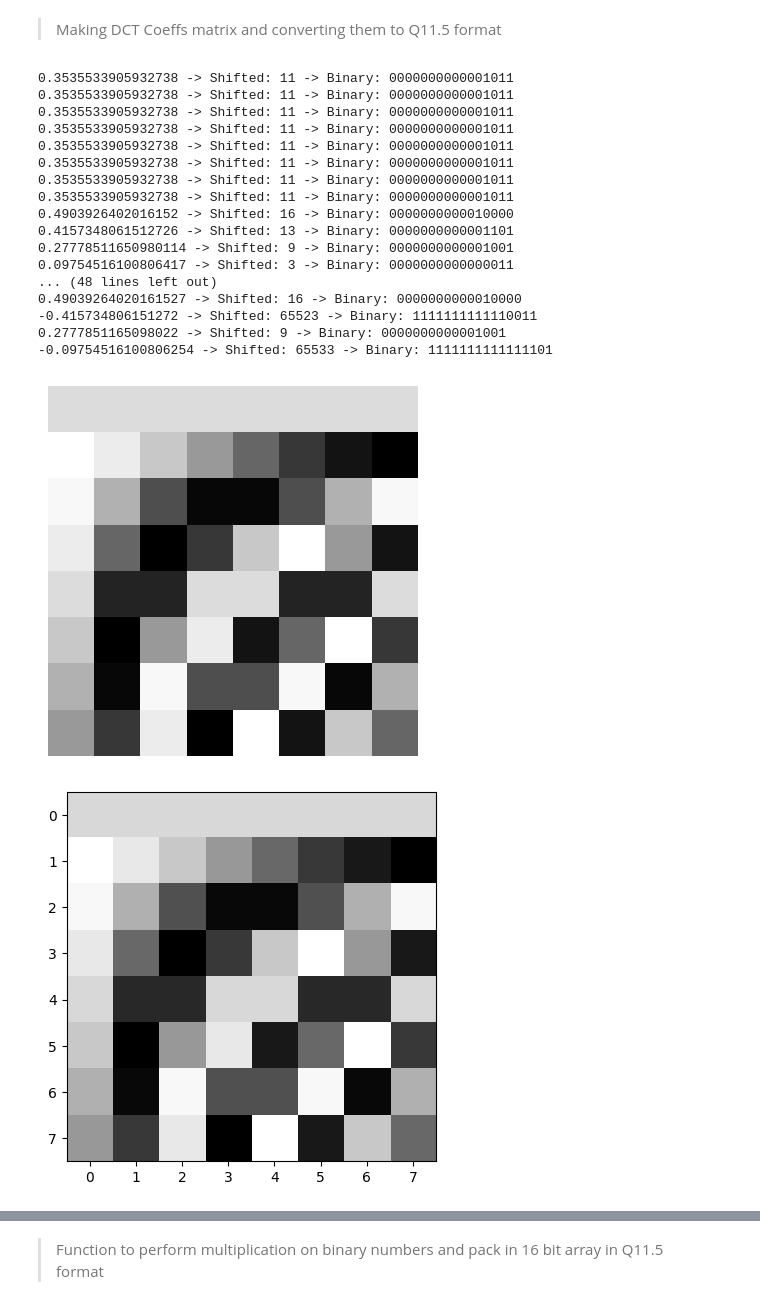
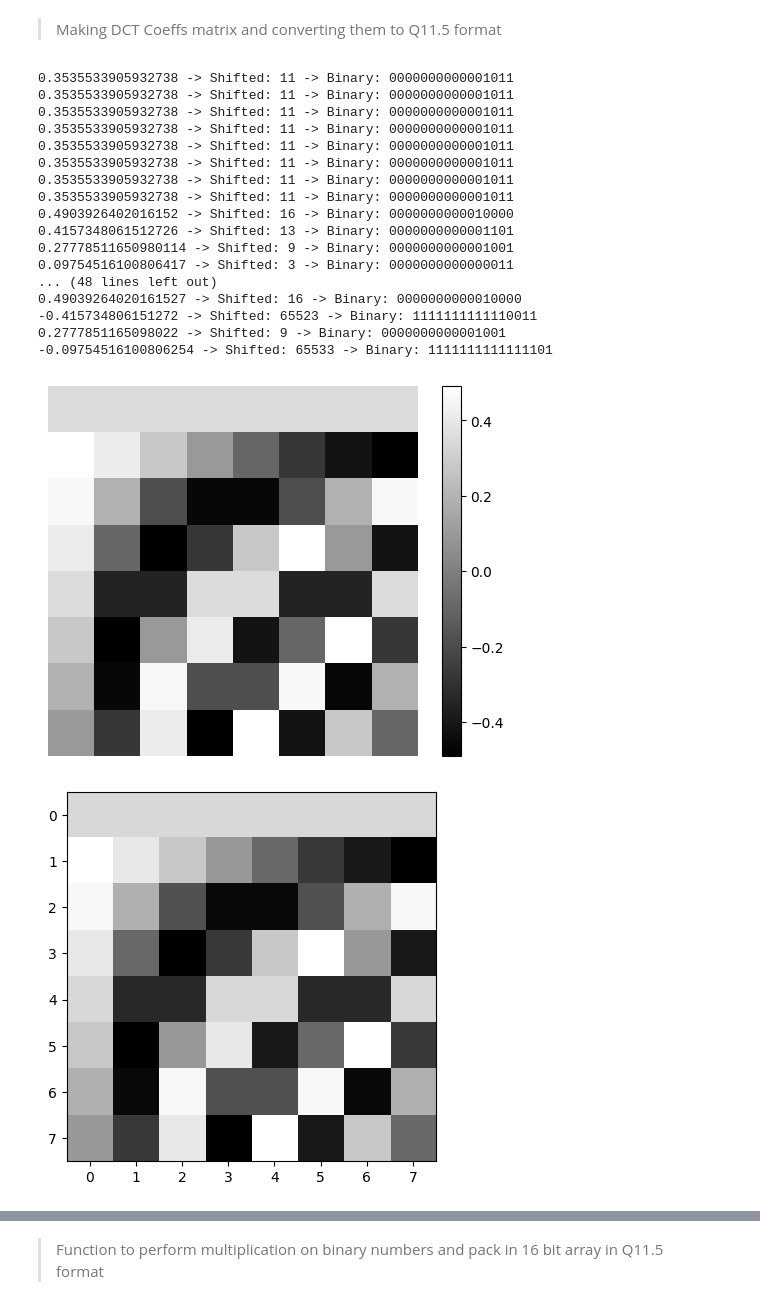
Before and after one commit to Reckadon/JPEG-Compression, a Jupyter notebook: Python POC/DCT_algorithm.ipynb, the cells around one changed output, grey strips where cells are left out. Drawn from its saved outputs; the diff is of its cells as text; code cells hidden in the pictures.

```diff
--- a/Python POC/DCT_algorithm.ipynb
+++ b/Python POC/DCT_algorithm.ipynb
@@ -231,34 +231,35 @@ def convert_binmat_to_valmat(array: np.ndarray) -> np.ndarray:
     return np.array([[bin_array_to_int(array[i, j]) for j in range(n)] for i in range(n)], dtype=np.int16)
 
 D_q11_5_val = convert_binmat_to_valmat(D_q11_5)  # will have original values into 2^5
 plt.imshow(D, cmap='gray', interpolation='none')
 plt.axis('off')
+plt.colorbar()
 plt.show()
 plt.imshow(D_q11_5_val, cmap='gray', interpolation='none')
 plt.show()
 # make a histogram of the D_q11_5 values
 plt.hist(D_q11_5_val.flatten(), bins=256, color='gray', alpha=0.7)
 plt.show()
 np.unique(D_q11_5_val, return_counts=True)
 # %% [output]
 0.3535533905932738 -> Shifted: 11 -> Binary: 0000000000001011
 0.3535533905932738 -> Shifted: 11 -> Binary: 0000000000001011
 0.3535533905932738 -> Shifted: 11 -> Binary: 0000000000001011
 0.3535533905932738 -> Shifted: 11 -> Binary: 0000000000001011
 0.3535533905932738 -> Shifted: 11 -> Binary: 0000000000001011
 0.3535533905932738 -> Shifted: 11 -> Binary: 0000000000001011
 0.3535533905932738 -> Shifted: 11 -> Binary: 0000000000001011
 0.3535533905932738 -> Shifted: 11 -> Binary: 0000000000001011
 0.4903926402016152 -> Shifted: 16 -> Binary: 0000000000010000
 0.4157348061512726 -> Shifted: 13 -> Binary: 0000000000001101
 0.27778511650980114 -> Shifted: 9 -> Binary: 0000000000001001
 0.09754516100806417 -> Shifted: 3 -> Binary: 0000000000000011
 ... (48 lines left out)
 0.49039264020161527 -> Shifted: 16 -> Binary: 0000000000010000
 -0.415734806151272 -> Shifted: 65523 -> Binary: 1111111111110011
 0.2777851165098022 -> Shifted: 9 -> Binary: 0000000000001001
 -0.09754516100806254 -> Shifted: 65533 -> Binary: 1111111111111101
-[figure, old version]
+[figure, new version]
 [figure]
 [figure]
 (array([-16, -15, -13, -11,  -9,  -6,  -3,   3,   6,   9,  11,  13,  15,
```
Also changed, not shown: parts of 1 cell of this notebook, 5 other files.
